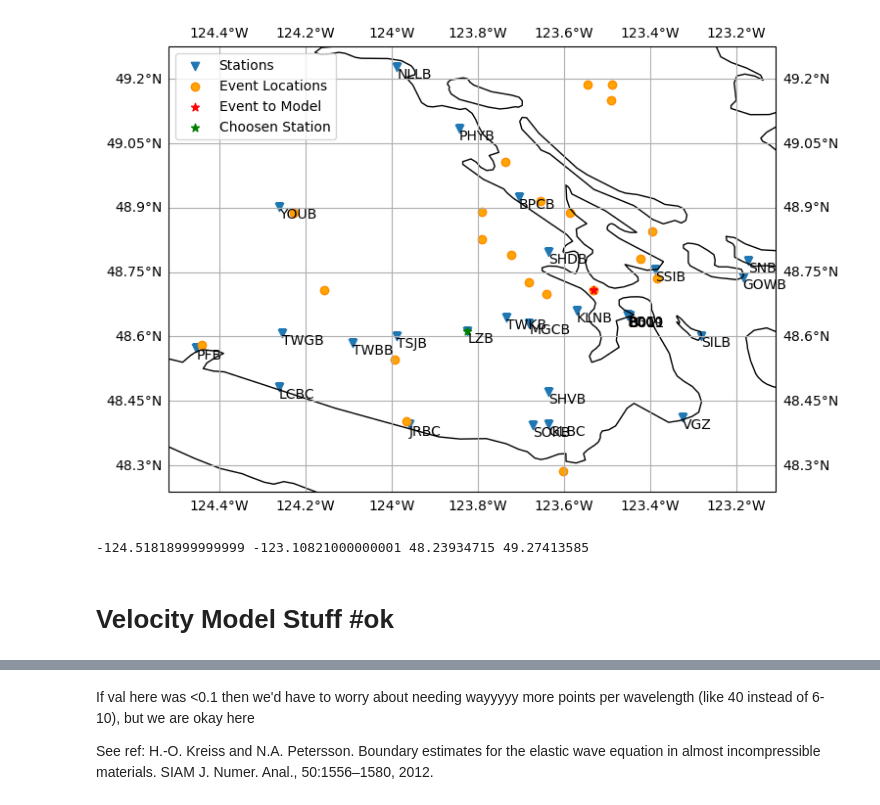
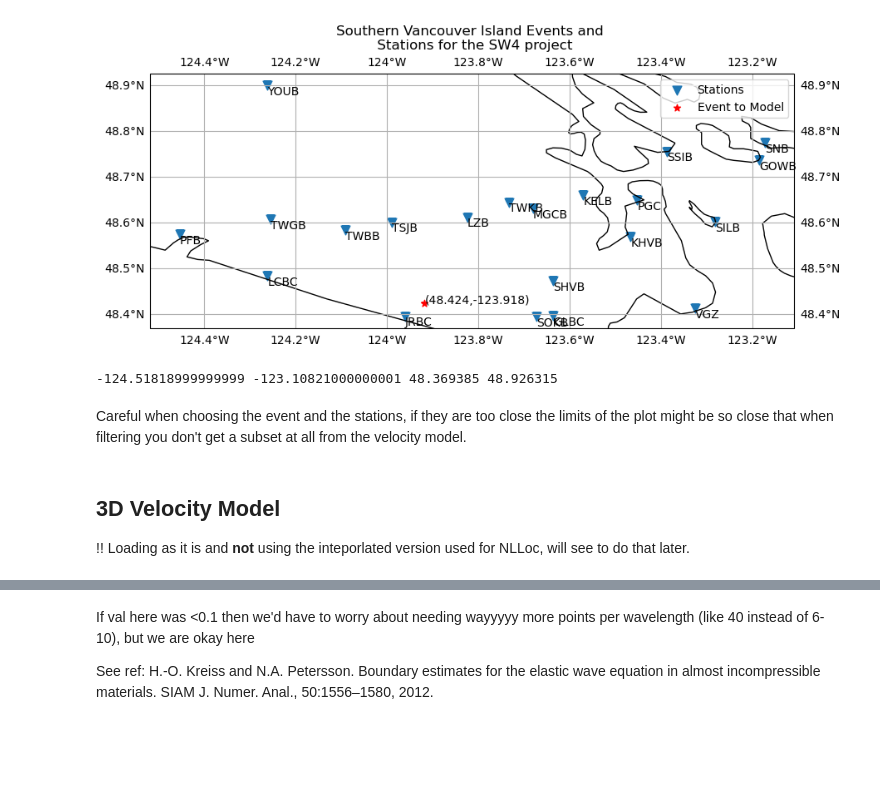
Before and after one commit to papinlois/sw4, a Jupyter notebook: project/ProblemSetup_SVI.ipynb, the cells around one changed output, grey strips where cells are left out. Saved outputs shown, nothing was run; the diff lists cells and outputs as text; code cells hidden in the pictures; blank space fills up the shorter version.

```diff
--- a/project/ProblemSetup_SVI.ipynb
+++ b/project/ProblemSetup_SVI.ipynb
@@ -101,0 +33,6 @@ Name: 1940, dtype: object
+# %%
+# Read in event location file
+eventLocs = pd.read_csv(base_dir + 'NLLoc_Bostock/locations.txt',
+                        usecols=[0, 1, 2, 3, 4], names=['lfe_family','lat', 'lon', 'depth', 'rms'], header=0)
+eventLocs['lfe_family']=eventLocs['lfe_family'].astype(str).str.zfill(3)
+eventLocs
@@ -101,0 +53,8 @@ Name: 1940, dtype: object
+# %%
+# Multiple events? (if you only have one set this to false so that we dont try to plot those)
+multipleEvents=False ###just for the plot but also the limits
+#Pick Which Event to Model, or just put your event here
+event=eventLocs.loc[eventLocs['lfe_family'] == '001'].squeeze()
+print(event)
+# In addition to Event Locations Also feed me the maximum frequency you want to model
+freqMax=4 #Hz ###
@@ -134,38 +114,34 @@ sta
-# %%
-# Kate code for the plot
-fig=plt.figure(figsize=(8,8))
-ax = plt.axes(projection=ccrs.PlateCarree())
-plt.scatter(stas['lon'],stas['lat'],marker='v',label='Stations')
-# Add station labels
-[plt.text(i, j, f'{name}',va='top',ha='left') for (i, j,name) in zip(stas['lon'],stas['lat'],stas['name'])]
-if multipleEvents:
-    plt.scatter(eventLocs['lon'],eventLocs['lat'],marker='o',edgecolors='darkorange',facecolors='orange',label='Event Locations')
-
-# Scatter plot for the event to model
-plt.scatter(event['lon'], event['lat'], marker='*', facecolors='red', label="Event to Model")
-#plt.text(event['lon'], event['lat'], f"({event['lat']:.3f},{event['lon']:.3f})")
-plt.scatter(sta['lon'],sta['lat'],marker='*',facecolors='green',label="Choosen Station")
-ax.legend()
-
-ax.coastlines()
-# ax.set_axis_on()
-# ax.get_xticks(minor=True)
-gl = ax.gridlines(draw_labels=True)
-# ax.minorticks_on()
-# gl.top_labels = False
-# gl.right_labels = False
-Plotlims=ax.get_extent()
-plt.show()
-# %% [output]
-[figure, removed]
+# %%
+# Plotting the families and the stations
+fig = plt.figure(figsize=(10, 8))
+ax = plt.axes(projection=ccrs.PlateCarree())
+#plt.scatter(stas_full['lon'], stas_full['lat'], marker='v', color='grey', s=50,label='All Stations')
+plt.scatter(stas['lon'],stas['lat'],marker='v',s=60,label='Stations')
+[plt.text(i, j, f'{name}', va='top', ha='left') for (i, j, name) in zip(stas['lon'], stas['lat'], stas['sta'])]
+if multipleEvents:
+    plt.scatter(eventLocs['lon'],eventLocs['lat'],marker='o',edgecolors='darkorange',facecolors='orange',label='Event Locations')
+plt.scatter(event['lon'],event['lat'],marker='*',facecolors='red',label="Event to Model")
+plt.text(event['lon'],event['lat'],f"({event['lat']:.3f},{event['lon']:.3f})")
+ax.legend()
+ax.coastlines()
+gl = ax.gridlines(draw_labels=True)
+plt.title('Southern Vancouver Island Events and \n Stations for the SW4 project')
+plt.show()
+# %% [output]
+[figure, added]
 # %%
 # These values are roughly the rectangle that encompasses all of our points plus a little buffer
+Plotlims=ax.get_extent()
 lonMin_ini, lonMax_ini, latMin_ini, latMax_ini=Plotlims
 # setup points for box for domain from above with only event and stations
 x_ini=[Plotlims[0],Plotlims[1],Plotlims[1],Plotlims[0],Plotlims[0]]
 y_ini=[Plotlims[2],Plotlims[2],Plotlims[3],Plotlims[3],Plotlims[2]]
 print(lonMin_ini, lonMax_ini, latMin_ini, latMax_ini)
 # %% [output]
--124.51818999999999 -123.10821000000001 48.23934715 49.27413585
+-124.51818999999999 -123.10821000000001 48.369385 48.926315
+# %% [markdown]
+Careful when choosing the event and the stations, if they are too close the limits of the plot might be so close that when filtering you don't get a subset at all from the velocity model.
 # %% [markdown]
-# Velocity Model Stuff #ok
+## 3D Velocity Model
+
+!! Loading as it is and **not** using the inteporlated version used for NLLoc, will see to do that later.
```
Also changed, not shown: parts of 60 cells of this notebook.
